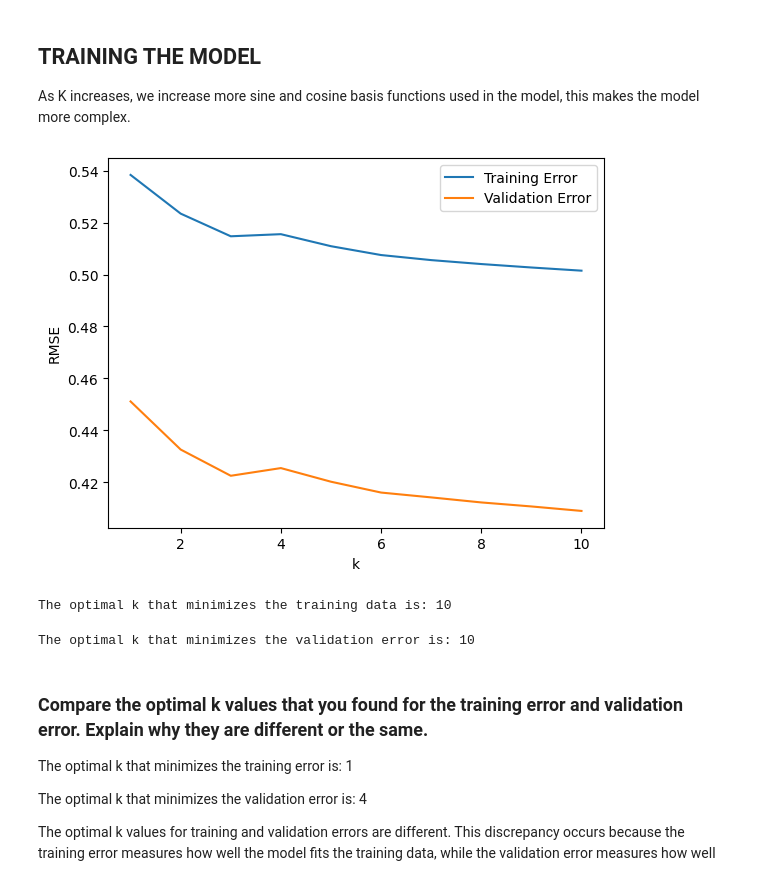
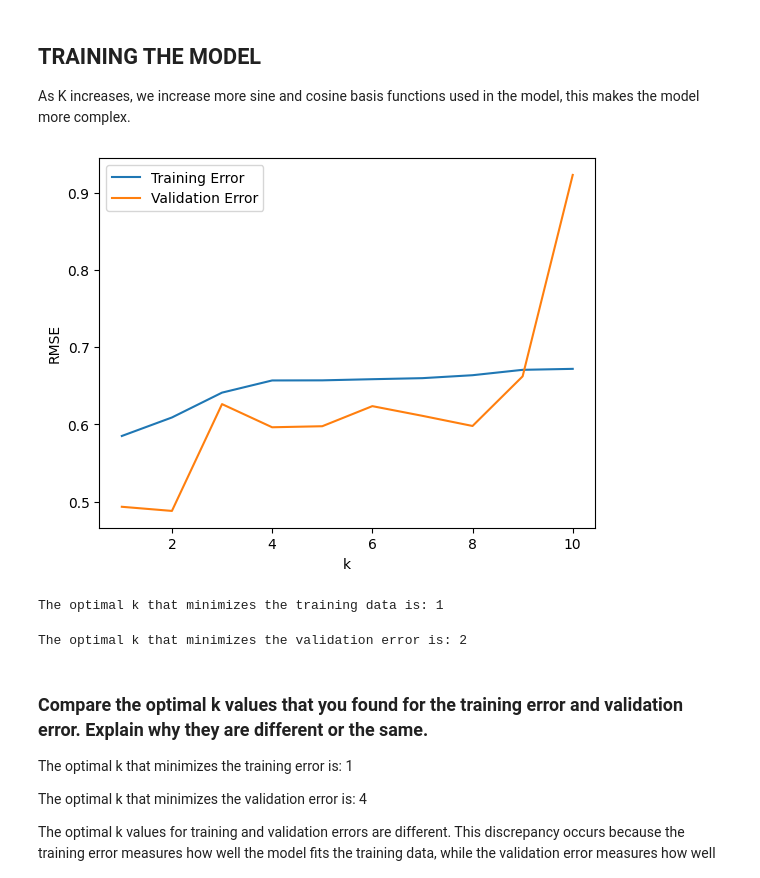
Before and after one commit to kkipngenokoech/MathsRequiredForAI, a Jupyter notebook: INTRO TO ML/HW2/nonlinear-regression.ipynb, the cells around one changed output. Saved outputs shown, nothing was run; the diff lists cells and outputs as text; code cells hidden in the pictures.

```diff
--- a/INTRO TO ML/HW2/nonlinear-regression.ipynb
+++ b/INTRO TO ML/HW2/nonlinear-regression.ipynb
@@ -26,28 +26,28 @@ $
 
 K is the number of frequency components used to approximate the target function. A larger K(overfitting) causes the model tp fit to the noise instead of the true pattern. A small k (underfitting) may makes the model to be too simple and fail to generalizes.
 # %%
+
 class SinusoidalRegressor:
     def __init__(self):
-        self.k = None # The number of basis functions we will use
-        self.weights = None # The weights of the model after fitting
+        self.k = None
+        self.weights = None
 
     def phi(self, x):
         """Generate basis functions for a given x"""
-        return np.array([np.sin(i * x) if i % 2 == 1 else np.cos(i // 2 * x) for i in range(1, 2 * self.k + 2)])
+        # return np.array([1] + [np.sin(j * x) for j in range(1, self.k + 1)] + [np.cos(j * x) for j in range(1, self.k + 1)])
+        return np.concatenate(([1], [np.sin(j * x) for j in range(1, self.k + 1)], [np.cos(j * x) for j in range(1, self.k + 1)]))
 
-    def fit(self, X_train, Y_train, k):
-        """Train the model using pseudo-inverse"""
+    def fit(self, X_train, Y_train, k, regularization=1e-6):
+        """Train the model using pseudo-inverse with optional regularization"""
         self.k = k
         X_train = X_train.reshape(-1, 1)  # Ensure column vector
         Y_train = Y_train.reshape(-1, 1)  # Ensure column vector
 
         # Construct the design matrix Phi
-        Phi = self.phi(X_train)
+        Phi = np.stack([self.phi(x) for x in X_train.flatten()], axis=0)
 
-
-
-        # Solve for weights using pseudo-inverse
-        self.weights = pinv(Phi) @ Y_train  # Shape: (2k+1, 1)
+        # Solve for weights using Ridge regression (to avoid overfitting)
+        self.weights = np.linalg.solve(Phi.T @ Phi + regularization * np.eye(Phi.shape[1]), Phi.T @ Y_train)
         return self.weights
 
     def predict(self, X):
@@ -55,10 +55,9 @@ class SinusoidalRegressor:
         if self.weights is None:
             raise ValueError("Model is not fitted yet.")
         X = X.reshape(-1, 1)  # Ensure column vector
-        Phi = self.phi(X)
+        Phi = np.stack([self.phi(x) for x in X.flatten()], axis=0)
         return Phi @ self.weights
 
-    # CALCULATE RMSE
     def rmse(self, X_val, Y_val):
         """Compute RMSE"""
         y_pred = self.predict(X_val)
@@ -110,32 +109,33 @@ As K increases, we increase more sine and cosine basis functions used in the mod
 # %%
 
 # Fit model and compute errors
 train_errors = []
 val_errors = []
-for k in range(1, 11):
+k_values = range(1, 11)
+for k in k_values:
     sinusoidal_regressor.fit(X_train, Y_train, k)
     train_errors.append(sinusoidal_regressor.rmse(X_train, Y_train))
     val_errors.append(sinusoidal_regressor.rmse(X_val, Y_val))
 
 # Plot Training and Validation Errors
-plt.plot(range(1, 11), train_errors, label="Training Error")
-plt.plot(range(1, 11), val_errors, label="Validation Error")
+plt.plot(k_values, train_errors, label="Training Error")
+plt.plot(k_values, val_errors, label="Validation Error")
 plt.xlabel("k")
 plt.ylabel("RMSE")
 plt.legend()
 plt.show()
 # %% [output]
-[figure, old version]
+[figure, new version]
 # %%
 optimal_k_train = np.argmin(train_errors) + 1
 print(f"The optimal k that minimizes the training data is: {optimal_k_train}")
 # %% [output]
-The optimal k that minimizes the training data is: 10
+The optimal k that minimizes the training data is: 1
 # %%
 optimal_k_val = np.argmin(val_errors) + 1
 print(f"The optimal k that minimizes the validation error is: {optimal_k_val}")
 # %% [output]
-The optimal k that minimizes the validation error is: 10
+The optimal k that minimizes the validation error is: 2
 # %% [markdown]
 ### Compare the optimal k values that you found for the training error and validation error. Explain why they are different or the same.
 
```
Also changed, not shown: parts of 3 cells of this notebook.
